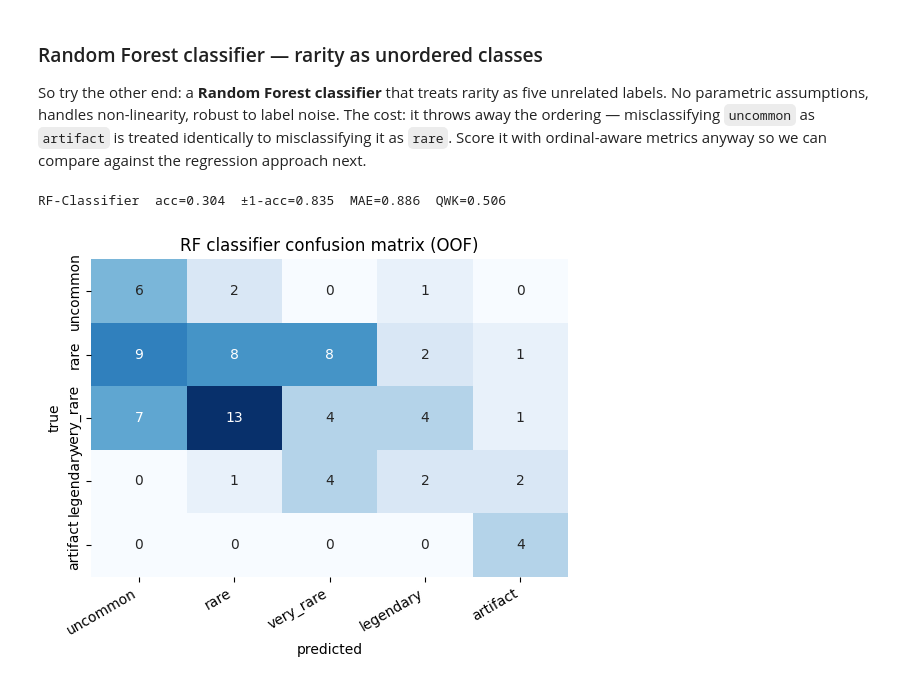
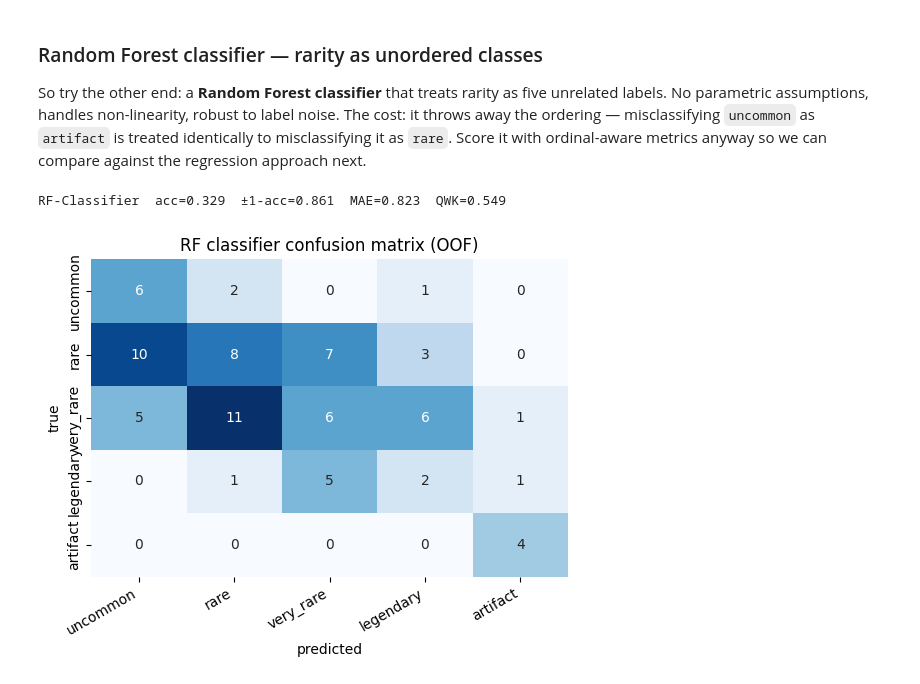
Before and after one commit to alfredmastan/take_home_assignment, a Jupyter notebook: reznar/analysis.ipynb, the cells around one changed output. Drawn from its saved outputs; the diff is of its cells as text; code cells hidden in the pictures.

```diff
--- a/reznar/analysis.ipynb
+++ b/reznar/analysis.ipynb
@@ -138,25 +168,26 @@ plt.show()
 # %%
-THRESHOLD = 0.80
+from statsmodels.stats.outliers_influence import variance_inflation_factor
 
-upper = corr.where(np.triu(np.ones_like(corr, dtype=bool), k=1))
-pairs = (
-    upper.stack()
-    .pipe(lambda s: s[s.abs() > THRESHOLD])
-    .sort_values(key=lambda s: s.abs(), ascending=False)
-)
+def compute_vif(X: pd.DataFrame) -> pd.Series:
+    Xc = pd.concat([pd.Series(1.0, index=X.index, name="const"), X], axis=1)
+    return pd.Series(
+        [variance_inflation_factor(Xc.values, i) for i in range(1, Xc.shape[1])],
+        index=X.columns,
+    ).sort_values(ascending=False)
 
-print(f"Pairs with |r| > {THRESHOLD}:")
-print(pairs.to_string() if len(pairs) else "  (none)")
 
-# From each collinear pair, drop the feature with weaker correlation to the target
-to_drop: set[str] = set()
-for (a, b), _ in pairs.items():
-    if a in to_drop or b in to_drop:
-        continue
-    drop = a if abs(target_corr[a]) < abs(target_corr[b]) else b
-    to_drop.add(drop)
+X_final = X_pearson.copy()
+dropped: list[str] = []
+while X_final.shape[1] >= 2:
+    vif = compute_vif(X_final)
+    worst, worst_v = vif.index[0], vif.iloc[0]
+    if not np.isfinite(worst_v) or worst_v > 5.0:
+        dropped.append(f"{worst} (VIF={worst_v:.1f})")
+        X_final = X_final.drop(columns=worst)
+    else:
+        break
 
-print(f"\nDropping: {sorted(to_drop)}")
-X_final = X.drop(columns=list(to_drop))
-print(f"Surviving features ({X_final.shape[1]}): {list(X_final.columns)}")
+print(f"Dropped {len(dropped)} feature(s): {dropped}")
+print(f"\nFinal VIF ({X_final.shape[1]} features):")
+print(compute_vif(X_final).round(2).to_string())
 # %% [output]
@@ -238,33 +279,33 @@ So try the other end: a **Random Forest classifier** that treats rarity as five
 from sklearn.ensemble import RandomForestClassifier
 from sklearn.metrics import accuracy_score, cohen_kappa_score, confusion_matrix, mean_absolute_error
 from sklearn.model_selection import StratifiedKFold, cross_val_predict
 
-cv = StratifiedKFold(n_splits=10, shuffle=True, random_state=0)
+cv = StratifiedKFold(n_splits=4, shuffle=True, random_state=0)
 rf_clf = RandomForestClassifier(
     n_estimators=500, max_depth=4, min_samples_leaf=5,
     class_weight="balanced", random_state=0, n_jobs=-1,
 )
 y_pred_clf = cross_val_predict(rf_clf, X, y, cv=cv)
 
 # Ordinal-aware metrics applied to unordered predictions
 acc = accuracy_score(y, y_pred_clf)
 acc1 = float(np.mean(np.abs(y - y_pred_clf) <= 1))
 mae = mean_absolute_error(y, y_pred_clf)
 qwk = cohen_kappa_score(y, y_pred_clf, weights="quadratic")
 print(f"RF-Classifier  acc={acc:.3f}  ±1-acc={acc1:.3f}  MAE={mae:.3f}  QWK={qwk:.3f}")
 
 cm = confusion_matrix(y, y_pred_clf, labels=range(len(RARITY_ORDER)))
 plt.figure(figsize=(5.5, 4.5))
 sns.heatmap(
     cm, annot=True, fmt="d", cmap="Blues",
     xticklabels=RARITY_ORDER, yticklabels=RARITY_ORDER, cbar=False,
 )
 plt.xlabel("predicted")
 plt.ylabel("true")
 plt.title("RF classifier confusion matrix (OOF)")
 plt.xticks(rotation=30, ha="right")
 plt.tight_layout()
 plt.show()
 # %% [output]
-RF-Classifier  acc=0.304  ±1-acc=0.835  MAE=0.886  QWK=0.506
+RF-Classifier  acc=0.329  ±1-acc=0.861  MAE=0.823  QWK=0.549
-[figure, old version]
+[figure, new version]
```
Also changed, not shown: parts of 6 cells of this notebook, 1 other file.
